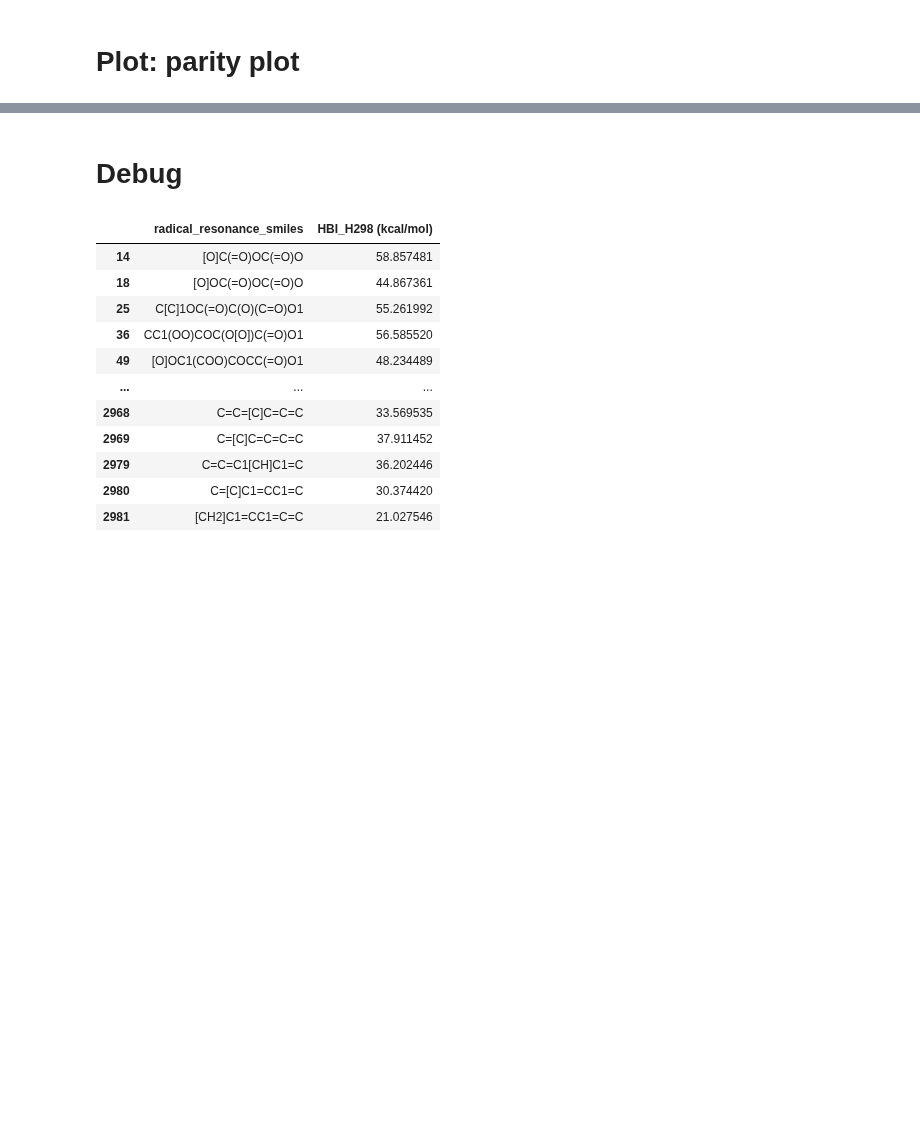
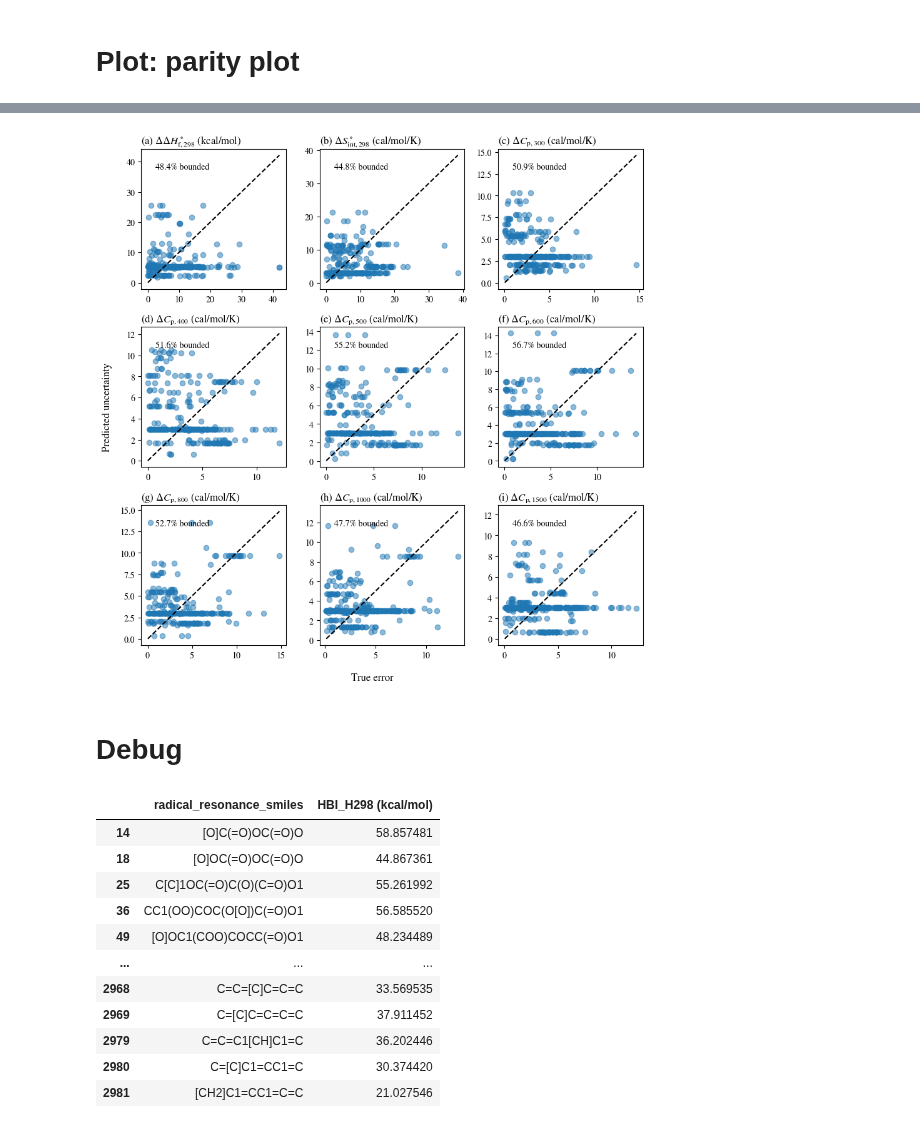
Before and after one commit to hwpang/RadicalTree, a Jupyter notebook: notebooks/7.3_compare_prediction.ipynb, the cells around one changed output, grey strips where cells are left out. Cells and saved outputs as stored; diff of their text form; code cells hidden in the pictures; blank space fills up the shorter version.

```diff
--- a/notebooks/7.3_compare_prediction.ipynb
+++ b/notebooks/7.3_compare_prediction.ipynb
@@ -167,3 +173,51 @@ fig.savefig("../figures/test_sidt_parity.pdf", bbox_inches="tight")
+# %%
+fig, axs = plt.subplots(nrows=3, ncols=3, figsize=(9, 9))
+ax = axs.flat[0]
+true_ys = (sidt_df["HBI_H298 (kcal/mol)"] - test_df["HBI_H298 (kcal/mol)"]).abs()
+pred_ys = sidt_df["unc_HBI_H298 (kcal/mol)"]
+min_y = min(true_ys.min(), pred_ys.min())
+max_y = max(true_ys.max(), pred_ys.max())
+ax.scatter(true_ys, pred_ys, alpha=0.5)
+ax.plot([min_y, max_y], [min_y, max_y], "k--")
+bounded_perc = sum(pred_ys >= true_ys) / len(true_ys) * 100
+ax.text(0.1, 0.9, f"""{bounded_perc:.1f}% bounded""", ha="left", va="top", transform=ax.transAxes)
+ax.set_title("(a) $\Delta\Delta H^\circ_\mathrm{f,298}$ (kcal/mol)", loc="left")
+# ax.set_yscale("log")
+# ax.set_xscale("log")
+
+ax = axs.flat[1]
+true_ys = (sidt_df["HBI_Sint298 (cal/mol/K)"] - test_df["HBI_Sint298 (cal/mol/K)"]).abs()
+pred_ys = sidt_df["unc_HBI_Sint298 (cal/mol/K)"]
+min_y = min(true_ys.min(), pred_ys.min())
+max_y = max(true_ys.max(), pred_ys.max())
+ax.scatter(true_ys, pred_ys, alpha=0.5)
+ax.plot([min_y, max_y], [min_y, max_y], "k--")
+bounded_perc = sum(pred_ys >= true_ys) / len(true_ys) * 100
+ax.text(0.1, 0.9, f"""{bounded_perc:.1f}% bounded""", ha="left", va="top", transform=ax.transAxes)
+ax.set_title("(b) $\Delta S^\circ_\mathrm{int,298}$ (cal/mol/K)", loc="left")
+# ax.set_yscale("log")
+# ax.set_xscale("log")
+
+for i, (ax, T) in enumerate(zip(axs.flat[2:], Ts)):
+    true_ys = (sidt_df[f"HBI_Cp{T} (cal/mol/K)"] - test_df[f"HBI_Cp{T} (cal/mol/K)"]).abs()
+    pred_ys = sidt_df[f"unc_HBI_Cp{T} (cal/mol/K)"]
+    min_y = min(true_ys.min(), pred_ys.min())
+    max_y = max(true_ys.max(), pred_ys.max())
+    ax.scatter(true_ys, pred_ys, alpha=0.5)
+    ax.plot([min_y, max_y], [min_y, max_y], "k--")
+    bounded_perc = sum(pred_ys >= true_ys) / len(true_ys) * 100
+    ax.text(0.1, 0.9, f"""{bounded_perc:.1f}% bounded""", ha="left", va="top", transform=ax.transAxes)
+    ax.set_title(f"({string.ascii_letters[2:][i]}) "+"$\Delta C_\mathrm{p,{" + str(T) + "}}$ (cal/mol/K)", loc="left")
+    # ax.set_yscale("log")
+    # ax.set_xscale("log")
+
+fig.supylabel(f"Predicted uncertainty")
+fig.supxlabel(f"True error")
+
+fig.tight_layout()
+fig.savefig("../figures/test_sidt_unc_parity.pdf", bbox_inches="tight")
+# %% [output]
+[figure, added]
 # %% [markdown]
 # Debug
 # %%
```
Also changed, not shown: parts of 6 cells of this notebook, 26 other files.
